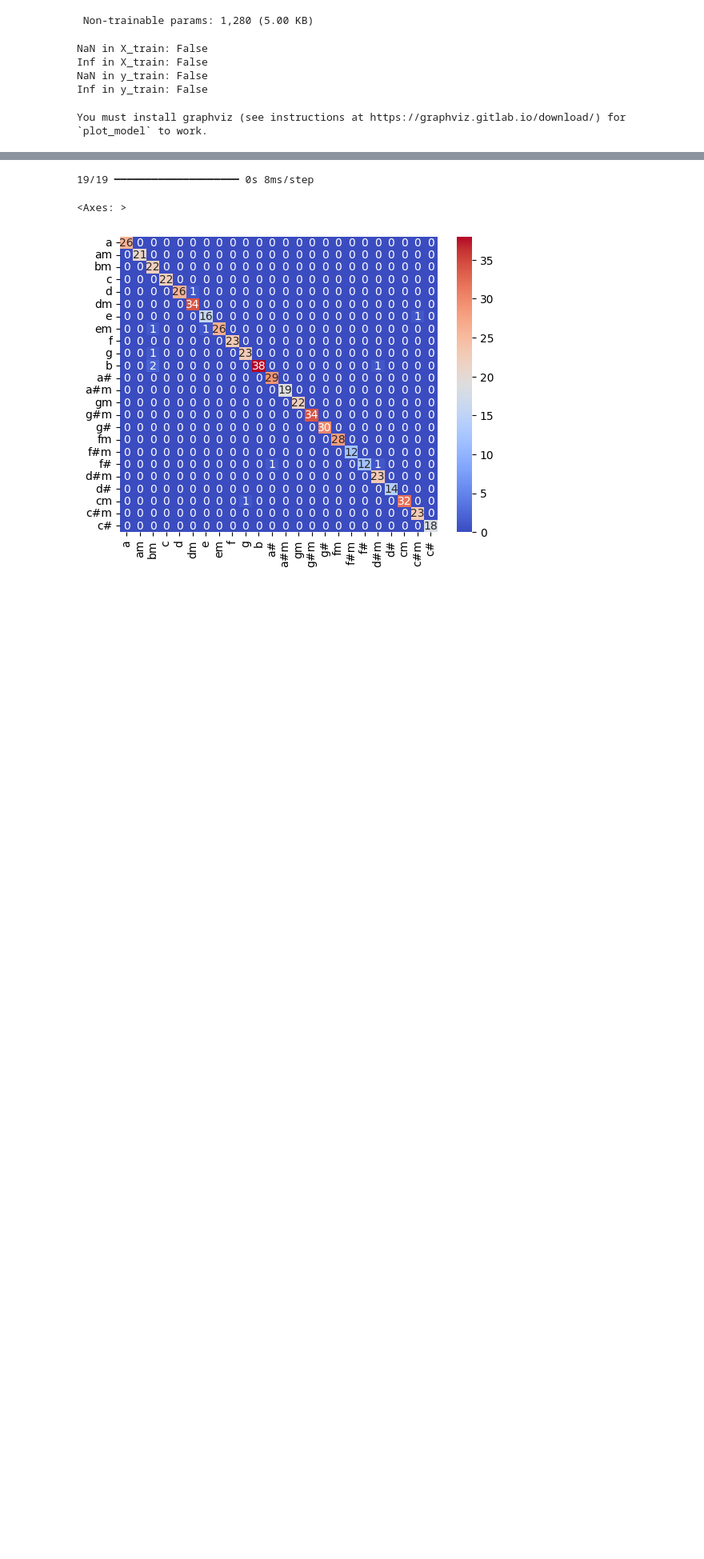
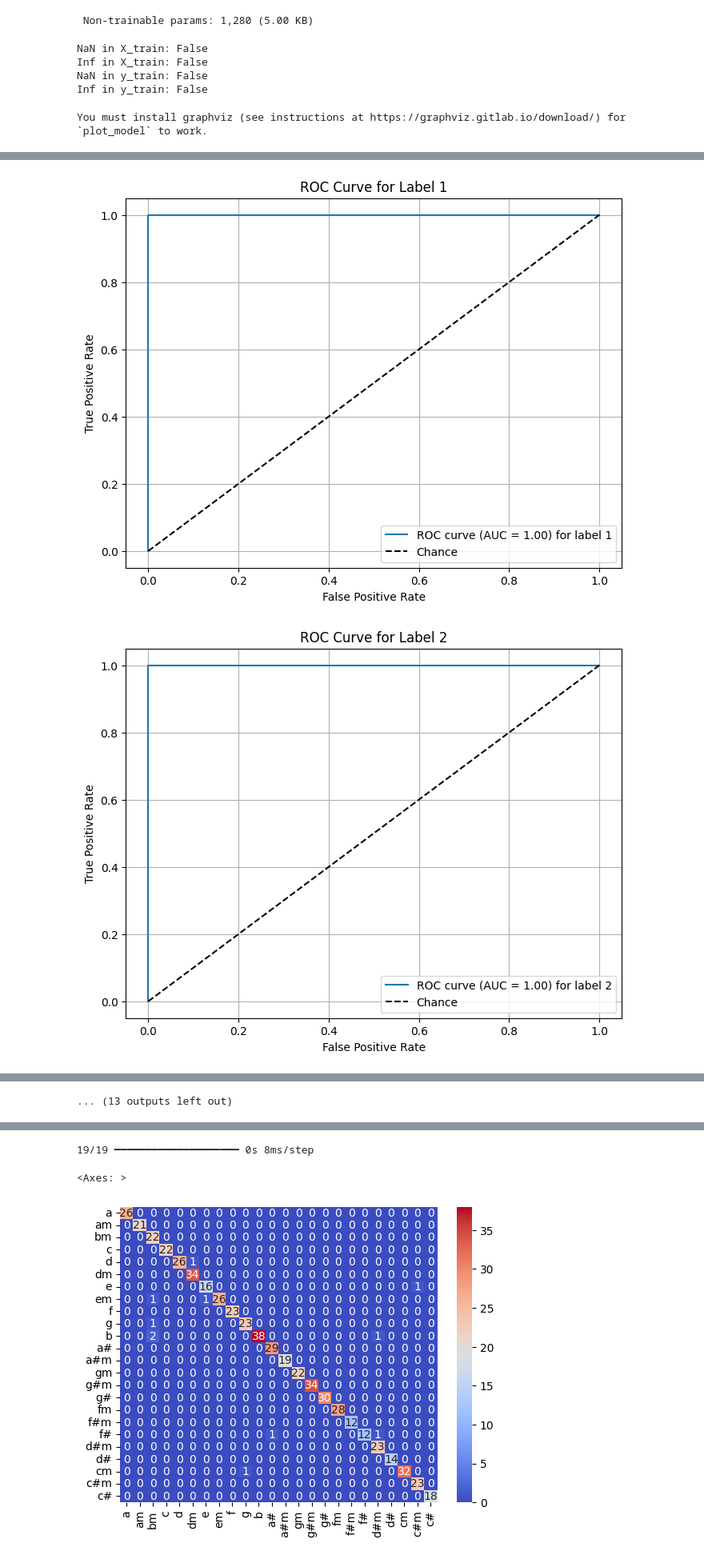
Before and after one commit to ZenSerito/ChordClassification, a Jupyter notebook: Machine_Learning/notebooks/Sequential_model.ipynb, the cells around one changed output, grey strips where cells are left out. Shown at 80% size. Cells and saved outputs as stored; diff of their text form; code cells hidden in the pictures; blank space fills up the shorter version.

```diff
--- a/Machine_Learning/notebooks/Sequential_model.ipynb
+++ b/Machine_Learning/notebooks/Sequential_model.ipynb
@@ -507,2 +481,23 @@ plt.show()
 # %%
 # %pip install seaborn
+# %%
+# ----- ROC Curve -----
+y_pred = model.predict(X_test)
+# ----- ROC Curve (One-vs-Rest for Multi-label) -----
+n_classes = y_test.shape[1]  # Number of labels
+
+# Create ROC curve for each label
+for i in range(n_classes):
+    fpr, tpr, roc_thresholds = roc_curve(y_test[:, i], y_pred[:, i])
+    roc_auc = auc(fpr, tpr)
+
+    plt.figure(figsize=(8, 6))
+    plt.plot(fpr, tpr, label=f'ROC curve (AUC = {roc_auc:.2f}) for label {i+1}')
+    plt.plot([0, 1], [0, 1], 'k--', label='Chance')
+    plt.xlabel('False Positive Rate')
+    plt.ylabel('True Positive Rate')
+    plt.title(f'ROC Curve for Label {i+1}')
+    plt.legend(loc="lower right")
+    plt.grid(True)
+    plt.show()
+# %% [output]
@@ -508,0 +505,2 @@ plt.show()
+[figure, added]
+[figure, added]
@@ -508,0 +516 @@ plt.show()
+... (13 outputs left out)
```
Also changed, not shown: parts of 18 cells of this notebook, 6 other files.
